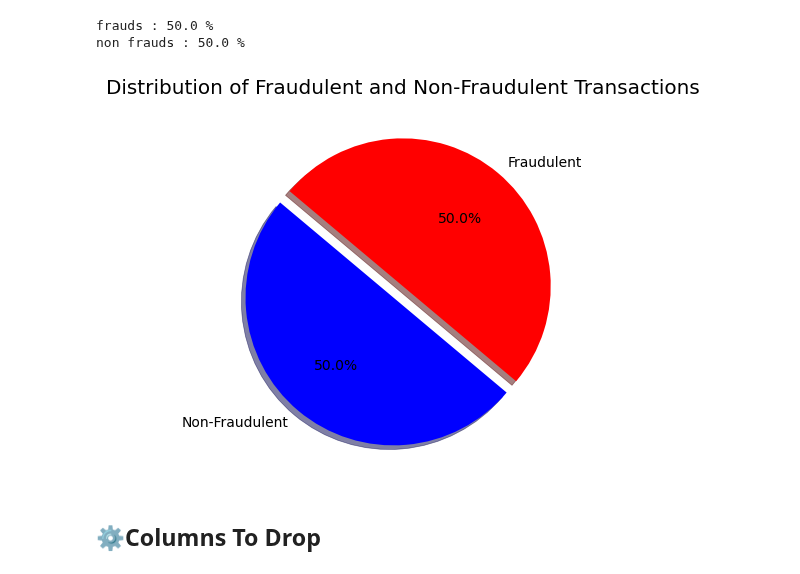
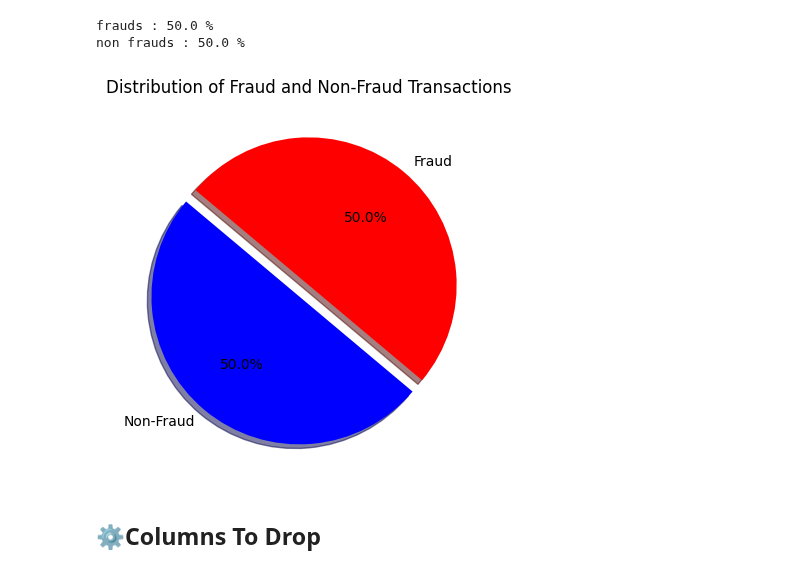
Before and after one commit to Mohamed1Hossam/ML, a Jupyter notebook: Numerical_Dataset/KNN_REGRESSION.ipynb, the cells around one changed output. Drawn from its saved outputs; the diff is of its cells as text; code cells hidden in the pictures.

```diff
--- a/Numerical_Dataset/KNN_REGRESSION.ipynb
+++ b/Numerical_Dataset/KNN_REGRESSION.ipynb
@@ -121,17 +121,17 @@ frauds : 50.0 %
 non frauds : 50.0 %
 # %%
 plt.pie([(len(Fraud)/All)*100, (len(Fraud)/All)*100],
-        labels=['Non-Fraudulent', 'Fraudulent'],
+        labels=['Non-Fraud', 'Fraud'],
         colors=['blue', 'red'],
         explode=(0.1, 0),
         autopct='%1.1f%%',
         shadow=True,
         startangle=140)
 
-plt.title('Distribution of Fraudulent and Non-Fraudulent Transactions')
+plt.title('Distribution of Fraud and Non-Fraud Transactions')
 plt.show()
 # %% [output]
-[figure, old version]
+[figure, new version]
 # %% [markdown]
 ## ⚙️Columns To Drop
 # %%
```
Also changed, not shown: parts of 15 cells of this notebook.
